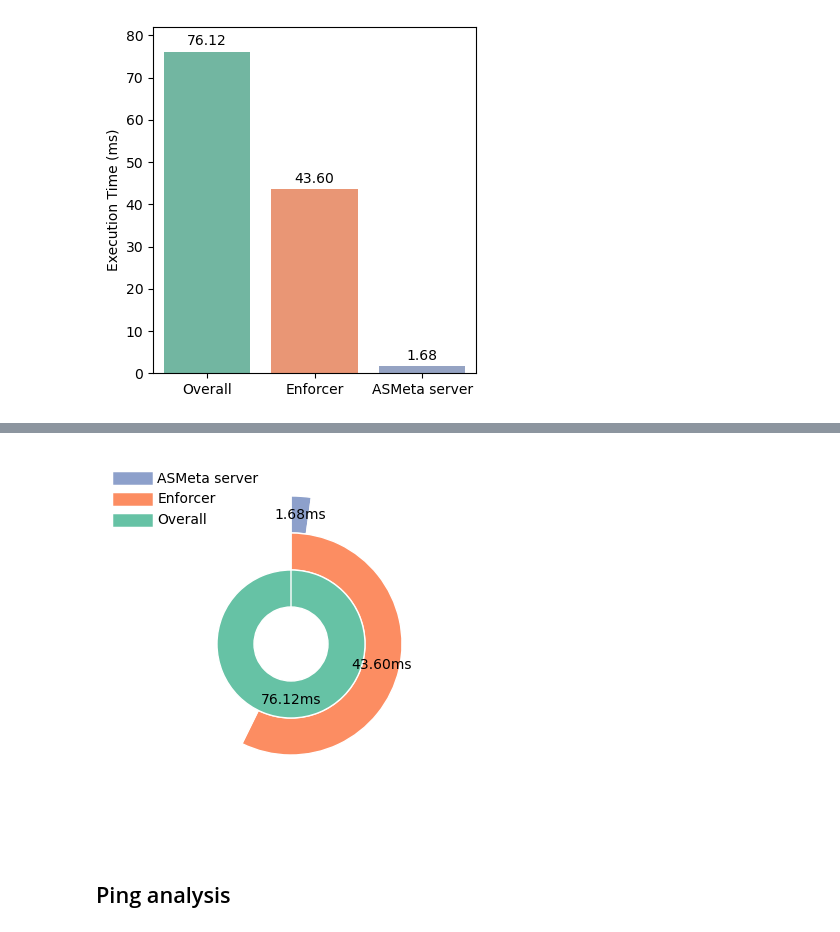
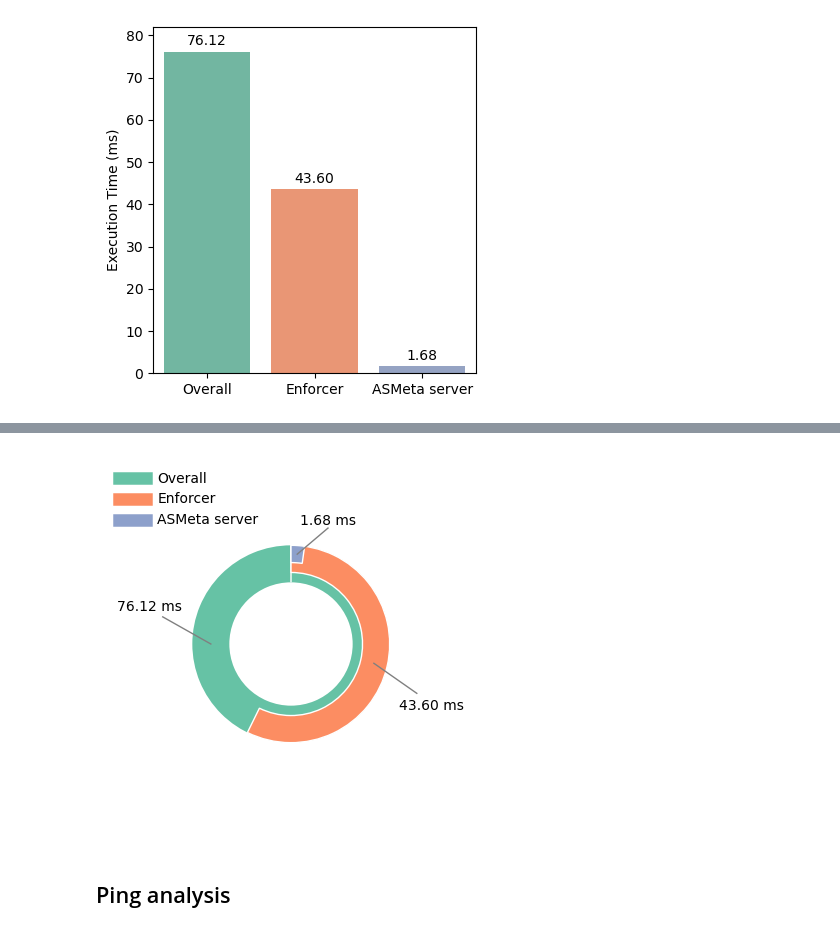
Before and after one commit to gssi-robotics/sleec-at-runtime, a Jupyter notebook: experiments/results/analysis/analysis.ipynb, the cells around one changed output, grey strips where cells are left out. Drawn from its saved outputs; the diff is of its cells as text; code cells hidden in the pictures.

```diff
--- a/experiments/results/analysis/analysis.ipynb
+++ b/experiments/results/analysis/analysis.ipynb
@@ -244,18 +325,14 @@ test_runner_mean = df["total_enforcement_time"].mean()
 labels = ["Overall", "Enforcer", "ASMeta server"]
 values = [test_runner_mean, enforcer_mean, asmeta_mean]
 # %%
-
-df_plot = pd.DataFrame({
+df_barplot = pd.DataFrame({
     "component": labels,
     "time": values
 })
 
-# sns.set(style="whitegrid", font_scale=1.2)
+plt.figure(figsize=(4, 4))
+ax = sns.barplot(data=df_barplot, x="component", y="time", hue="component", palette='Set2')
 
-plt.figure(figsize=(4, 4))
-ax = sns.barplot(data=df_plot, x="component", y="time", hue="component", palette='Set2')
-
-# Aggiungi etichette sopra le barre
 for i, v in enumerate(values):
     ax.text(i, v + (max(values) * 0.02), f"{v:.2f}", ha='center')
 
@@ -271,57 +380,88 @@ plt.show()
 # %%
 norm_values = [v / test_runner_mean for v in values]
 
-out_to_in_norm_values = list(reversed(norm_values))
-out_to_in_values = list(reversed(values))
-out_to_in_labels = list(reversed(labels))
-
 colors = sns.color_palette("Set2", len(values))
-colors.reverse()
-
 
 fig, ax = plt.subplots(figsize=(4, 4), subplot_kw=dict(aspect="equal"))
 
-base_radius = 1.0
-ring_width = 0.25
+base_radius = 0.8
+base_width = 0.3
+
+# Overriding label positions
+labels_positions = [(-1.15, 0.3), (1.14, -0.5), (0.3, 1.0)]
+line_ending_positions = [(-1.04, 0.22), (1.02, -0.4), (0.3, 0.94)]
 
 # From outer to inner ring
-for i, (label, value, color) in enumerate(zip(out_to_in_labels, out_to_in_norm_values, colors)):
-    radius = base_radius - i * ring_width
+for i, (label, value, color) in enumerate(zip(labels, norm_values, colors)):
+    radius = base_radius
+    ring_width = base_width - i * (0.08)
 
-    ax.pie(
+    wedges, _ = ax.pie(
         [value, 1 - value],
         radius=radius,
-        colors=[color, "white"],
+        colors=[color, (1,1,1,0)],
         startangle=90,
         counterclock=False,
-        wedgeprops=dict(width=ring_width, edgecolor="white")
+        wedgeprops=dict(width=ring_width, edgecolor='none')
     )
 
-    # Label position
-    angle = (90 - value * 360 / 2) * np.pi / 180
+    # Wedge border color
+    if i > 0:
+        wedges[0].set_edgecolor((1,1,1,1))
+    else:
+        wedges[1].set_edgecolor((1,1,1,1))
+
+#     # Label position
+#     angle = (90 - value * 360 / 2) * np.pi / 180
+#     x = np.cos(angle) * (radius - ring_width / 2)
+#     y = np.sin(angle) * (radius - ring_width / 2)
+
+#     # Text
+#     ax.text(
+#         x,
+#         y,
+#         f"{values[i]:.2f}ms",
+#         ha="center",
+#         va="center",
+#         fontsize=10,
+#         color="black"
+#     )
+
+    # Line starting point
+    if i > 0:
+        angle = (90 - value * 360 / 2) * np.pi / 180
+    else:
+        angle = 180 * np.pi / 180
+
     x = np.cos(angle) * (radius - ring_width / 2)
     y = np.sin(angle) * (radius - ring_width / 2)
 
-    # Text
+    ax.plot([x, line_ending_positions[i][0]], [y, line_ending_positions[i][1]], color="gray", lw=1)
+
+    # Label
     ax.text(
-        x,
-        y,
-        # f"{out_to_in_labels[i]} ({out_to_in_values[i]:.2f}ms)",
-        f"{out_to_in_values[i]:.2f}ms",
+        labels_positions[i][0],
+        labels_positions[i][1],
+        f"{values[i]:.2f} ms",
         ha="center",
         va="center",
         fontsize=10,
-        # fontweight="bold",
         color="black"
     )
 
-handles = [plt.Line2D([0], [0], color=c, lw=9) for c in colors]
-ax.legend(handles, out_to_in_labels, loc="upper left", fontsize=10, frameon=False)
+ax.set_xlim(-1.5, 1.5)
+ax.set_ylim(-1.5, 1.5)
+ax.axis("off")
 
 plt.tight_layout()
+# plt.show()
+
+handles = [plt.Line2D([0], [0], color=c, lw=9) for c in colors]
+ax.legend(handles, labels, loc="upper left", fontsize=10, frameon=False)
+
 plt.show()
 # %% [output]
-[figure, old version]
+[figure, new version]
 # %% [markdown]
 ## Ping analysis
 # %%
```
Also changed, not shown: parts of 5 cells of this notebook.
